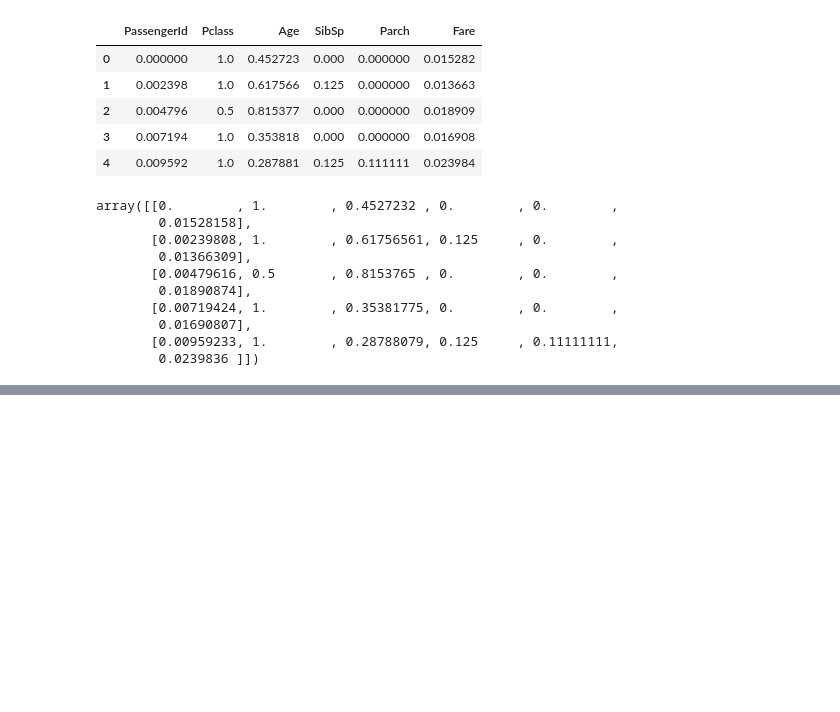
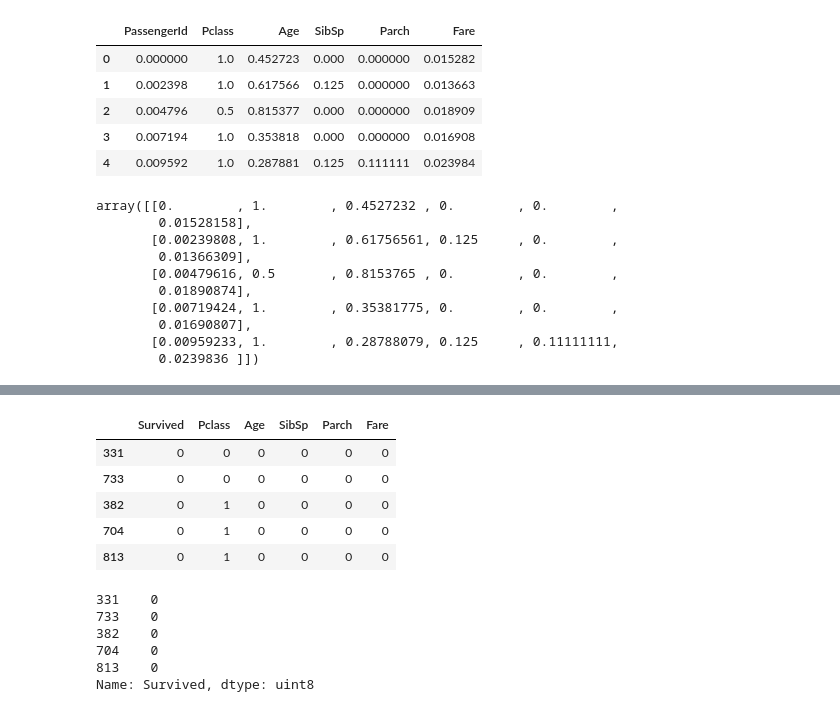
Before and after one commit to joaomboni/Titanic, a Jupyter notebook: titanic/TITANIC.ipynb, the cells around one changed output, grey strips where cells are left out. Cells and saved outputs as stored; diff of their text form; code cells hidden in the pictures; blank space fills up the shorter version.

```diff
--- a/titanic/TITANIC.ipynb
+++ b/titanic/TITANIC.ipynb
@@ -548,0 +573,9 @@ from sklearn.model_selection import cross_val_score
+# %%
+train_set.head()
+# %% [output]
+|  | Survived | Pclass | Age | SibSp | Parch | Fare |
+| 331 | 0 | 0 | 0 | 0 | 0 | 0 |
+| 733 | 0 | 0 | 0 | 0 | 0 | 0 |
+| 382 | 0 | 1 | 0 | 0 | 0 | 0 |
+| 704 | 0 | 1 | 0 | 0 | 0 | 0 |
+| 813 | 0 | 1 | 0 | 0 | 0 | 0 |
@@ -548,0 +584,9 @@ from sklearn.model_selection import cross_val_score
+# %%
+y_train.head()
+# %% [output]
+331    0
+733    0
+382    0
+704    0
+813    0
+Name: Survived, dtype: uint8
```
Also changed, not shown: parts of 34 cells of this notebook.
